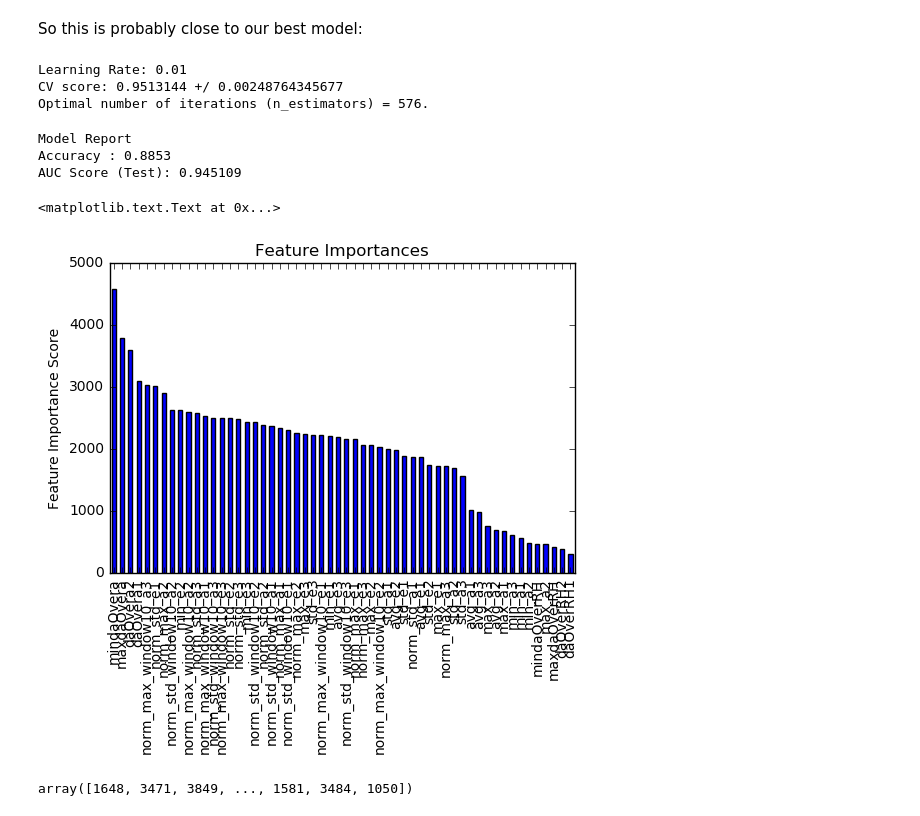
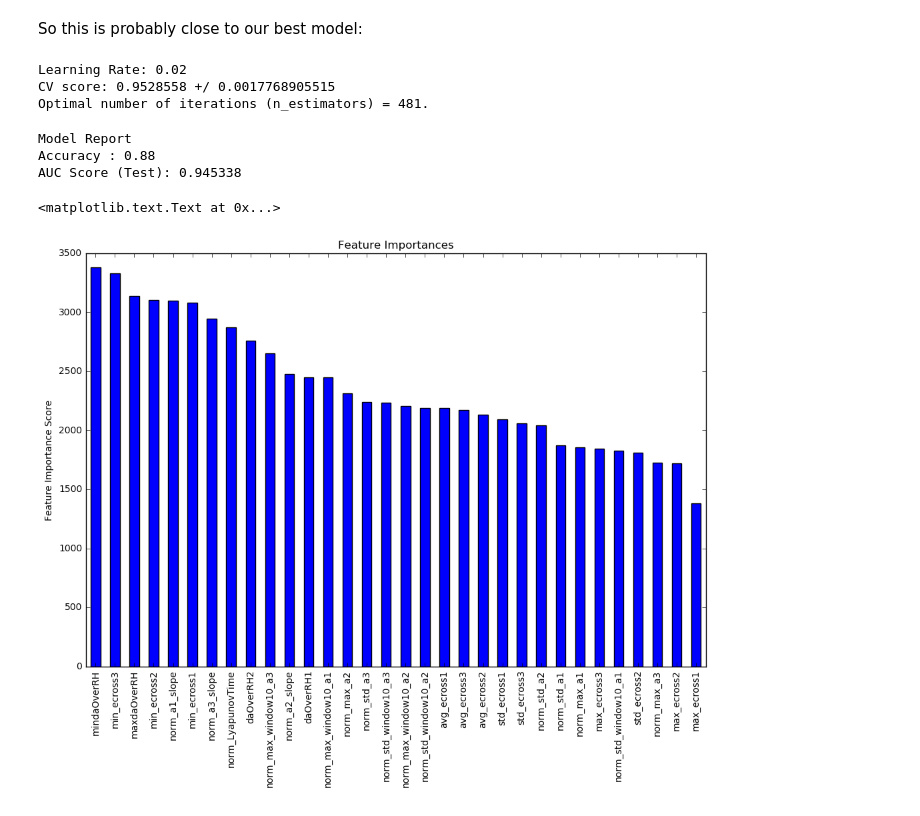
Before and after one commit to dtamayo/Stability, a Jupyter notebook: Analysis/XGBoostNewFeatures2.ipynb, the cells around one changed output. Saved outputs shown, nothing was run; the diff lists cells and outputs as text; code cells hidden in the pictures.

```diff
--- a/Analysis/XGBoostNewFeatures2.ipynb
+++ b/Analysis/XGBoostNewFeatures2.ipynb
@@ -108,6 +143,6 @@ Optimal number of iterations (n_estimators) = 21.
 # %% [markdown]
 `learning_rate` = 0.2 does almost as well as 0.1, so let's run that one.  Let's choose a slightly higher `n_estimators` since as we vary the other parameters, 131 will no longer be the optimal value:
 # %%
-model.set_params(learning_rate=0.2, n_estimators=200)
+model.set_params(learning_rate=0.1, n_estimators=400)
 # %% [output]
 XGBClassifier(base_score=0.5, colsample_bylevel=1, colsample_bytree=1,
@@ -264,6 +299,6 @@ widgets.interact(plot1dcut, grid=fixed(grid), param_names = fixed(param_names),
 # %% [markdown]
 Lower values of max_depth and higher values of min_child_weight help avoid overfitting, but if you go too far the model will do badly.  So I think we want to go with more conservative values.  Here it seems like max_depth of 4 does well, which I think suggests we don't have many features that will help the algorithm!  So let's choose:
 # %%
-model.set_params(max_depth=12, min_child_weight=2.)
+model.set_params(max_depth=8, min_child_weight=1.5)
 # %% [output]
 XGBClassifier(base_score=0.5, colsample_bylevel=1, colsample_bytree=1,
@@ -314,6 +349,6 @@ widgets.interact(plot1dcut, grid=fixed(grid), param_names = fixed(param_names),
 # %% [markdown]
 We choose the approximate maximum:
 # %%
-model.set_params(subsample=0.8, colsample_bytree=0.9)
+model.set_params(subsample=0.6, colsample_bytree=0.9)
 # %% [output]
 XGBClassifier(base_score=0.5, colsample_bylevel=1, colsample_bytree=0.9,
@@ -350,38 +385,34 @@ Optimal number of iterations (n_estimators) = 84.
 # %% [markdown]
 So this is probably close to our best model:
 # %%
-model.set_params(learning_rate=0.01, n_estimators=10000)
+model.set_params(learning_rate=0.02, n_estimators=10000)
 optimize_n_estimators(model, df, features)
 # %% [output]
-Learning Rate: 0.01
-CV score: 0.9513144 +/ 0.00248764345677
-Optimal number of iterations (n_estimators) = 576.
+Learning Rate: 0.02
+CV score: 0.9528558 +/ 0.0017768905515
+Optimal number of iterations (n_estimators) = 481.
 # %%
 model.fit(df[features], df['Stable'],eval_metric='auc')
 
 #Predict training set:
 dtrain_predictions = model.predict(df[features])
 dtest_predictions = model.predict(dftest[features])
 dtrain_predprob = model.predict_proba(df[features])[:,1]
 dtest_predprob = model.predict_proba(dftest[features])[:,1]
 
 #Print model report:
 print "\nModel Report"
 print "Accuracy : %.4g" % metrics.accuracy_score(dftest['Stable'].values, dtest_predictions)
 #print "AUC Score (Train): %f" % metrics.roc_auc_score(df['Stable'], dtrain_predprob)
 print "AUC Score (Test): %f" % metrics.roc_auc_score(dftest['Stable'], dtest_predprob)
 
 
 feat_imp = pd.Series(model.booster().get_fscore()).sort_values(ascending=False)
-feat_imp.plot(kind='bar', title='Feature Importances')
+feat_imp.plot(kind='bar', title='Feature Importances', figsize=(12,8))
 plt.ylabel('Feature Importance Score')
 # %% [output]
 Model Report
-Accuracy : 0.8853
-AUC Score (Test): 0.945109
+Accuracy : 0.88
+AUC Score (Test): 0.945338
 <matplotlib.text.Text at 0x...>
-[figure, old version]
+[figure, new version]
-# %%
-dftest.index.values
-# %% [output]
-array([1648, 3471, 3849, ..., 1581, 3484, 1050])
```
Also changed, not shown: parts of 26 cells of this notebook.
